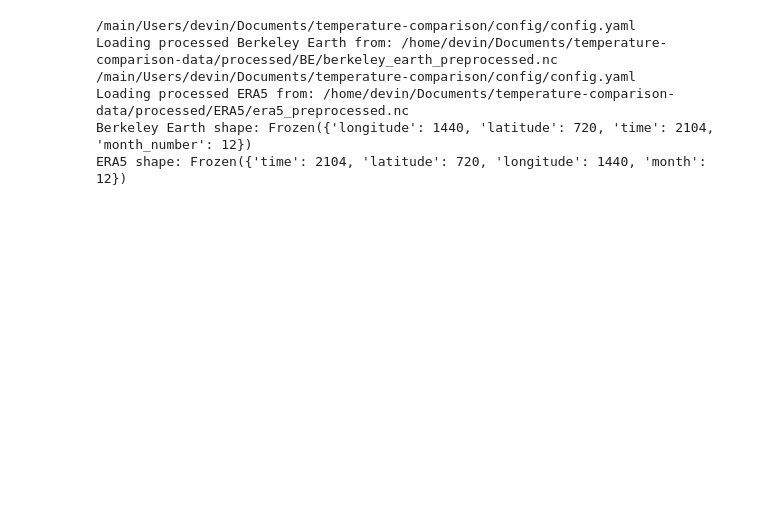
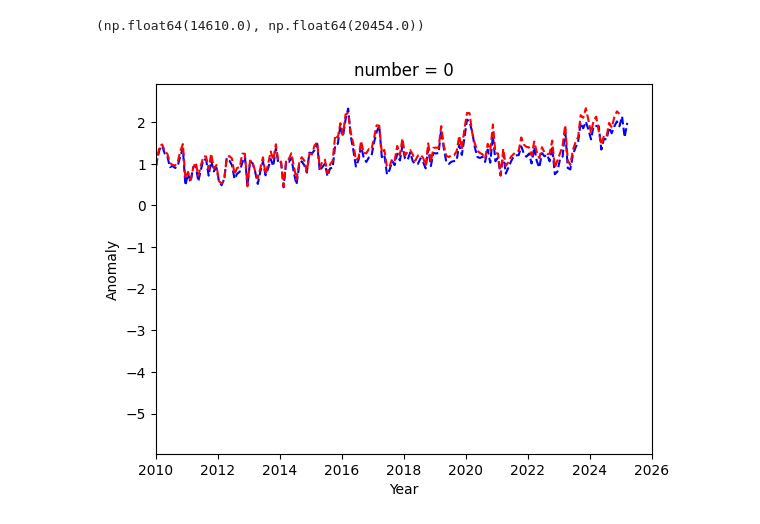
Before and after one commit to devinrand/Berkeley_Earth_vs_EAR5, a Jupyter notebook: notebooks/plot_global_avg.ipynb, the cells around one changed output. Cells and saved outputs as stored; diff of their text form; code cells hidden in the pictures; blank space fills up the shorter version.

```diff
--- a/notebooks/plot_global_avg.ipynb
+++ b/notebooks/plot_global_avg.ipynb
@@ -10,17 +10,32 @@ import cartopy.crs as ccrs
 import cartopy.feature as cfeature
 %matplotlib inline
 # %%
-be = load_processed_berkeley_earth()
-era5 = load_processed_era5()
+be_tavg = load_processed_berkeley_earth(variable='tavg')
+be_tmax = load_processed_berkeley_earth(variable='tmax')
+be_tmin = load_processed_berkeley_earth(variable='tmin')
+era5_tavg = load_processed_era5(variable='tavg')
+era5_tmax = load_processed_era5(variable='tmax')
+era5_tmin = load_processed_era5(variable='tmin')
-# %% [output]
-/main/Users/devin/Documents/temperature-comparison/config/config.yaml
-Loading processed Berkeley Earth from: /home/devin/Documents/temperature-comparison-data/processed/BE/berkeley_earth_preprocessed.nc
-/main/Users/devin/Documents/temperature-comparison/config/config.yaml
-Loading processed ERA5 from: /home/devin/Documents/temperature-comparison-data/processed/ERA5/era5_preprocessed.nc
-Berkeley Earth shape: Frozen({'longitude': 1440, 'latitude': 720, 'time': 2104, 'month_number': 12})
-ERA5 shape: Frozen({'time': 2104, 'latitude': 720, 'longitude': 1440, 'month': 12})
 # %%
 # calculate global averages with area weighting and plot
-weights = be.areal_weight
-be_global = be.temperature.weighted(weights).mean(('latitude','longitude'))
-er_global = era5.anomalies.weighted(weights).mean(('latitude','longitude'))
+weights = be_tavg.areal_weight
+be_tavg_global = be_tavg.temperature.weighted(weights).mean(('latitude','longitude'))
+be_tmax_global = be_tmax.temperature.weighted(weights).mean(('latitude','longitude'))
+be_tmin_global = be_tmin.temperature.weighted(weights).mean(('latitude','longitude'))
+era5_tavg_global = era5_tavg.temperature.weighted(weights).mean(('latitude','longitude'))
+era5_tmax_global = era5_tmax.temperature.weighted(weights).mean(('latitude','longitude'))
+era5_tmin_global = era5_tmin.temperature.weighted(weights).mean(('latitude','longitude'))
+# %%
+#be_tavg_global.plot(label='Berkeley Earth Tavg', color='blue')
+#be_tmax_global.plot(label='Berkeley Earth Tmax', color='blue', linestyle='--')
+be_tmin_global.plot(label='Berkeley Earth Tmin', color='blue', linestyle='--')
+#era5_tavg_global.plot(label='ERA5 Tavg', color='red')
+#era5_tmax_global.plot(label='ERA5 Tmax', color='red', linestyle='--')
+era5_tmin_global.plot(label='ERA5 Tmin', color='red', linestyle='--')
+plt.xlabel('Year')
+plt.ylabel('Anomaly')
+# set xlimit to 2000 to 2026. Note the dates are in date-time format
+plt.xlim(np.datetime64('2010-01-01'), np.datetime64('2026-01-01'))
+# %% [output]
+(np.float64(14610.0), np.float64(20454.0))
+[figure, added]
```
Also changed, not shown: parts of 9 cells of this notebook, 19 other files.
